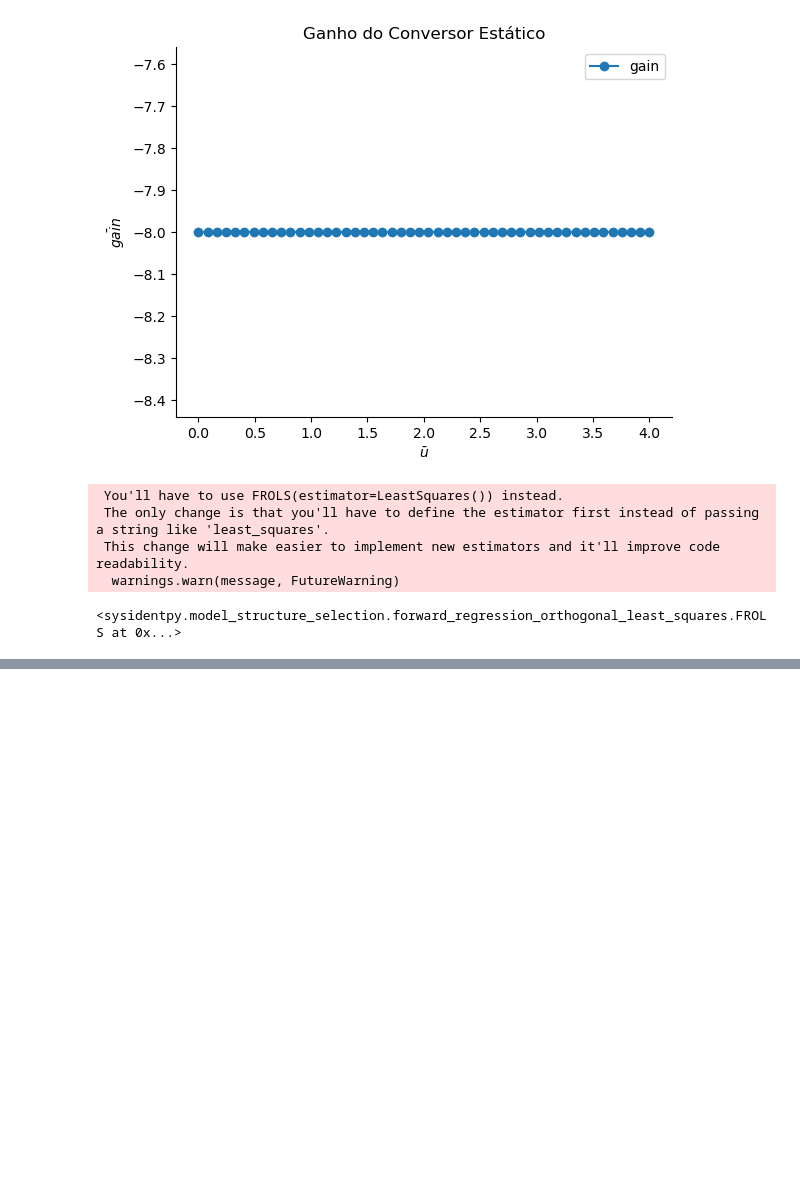
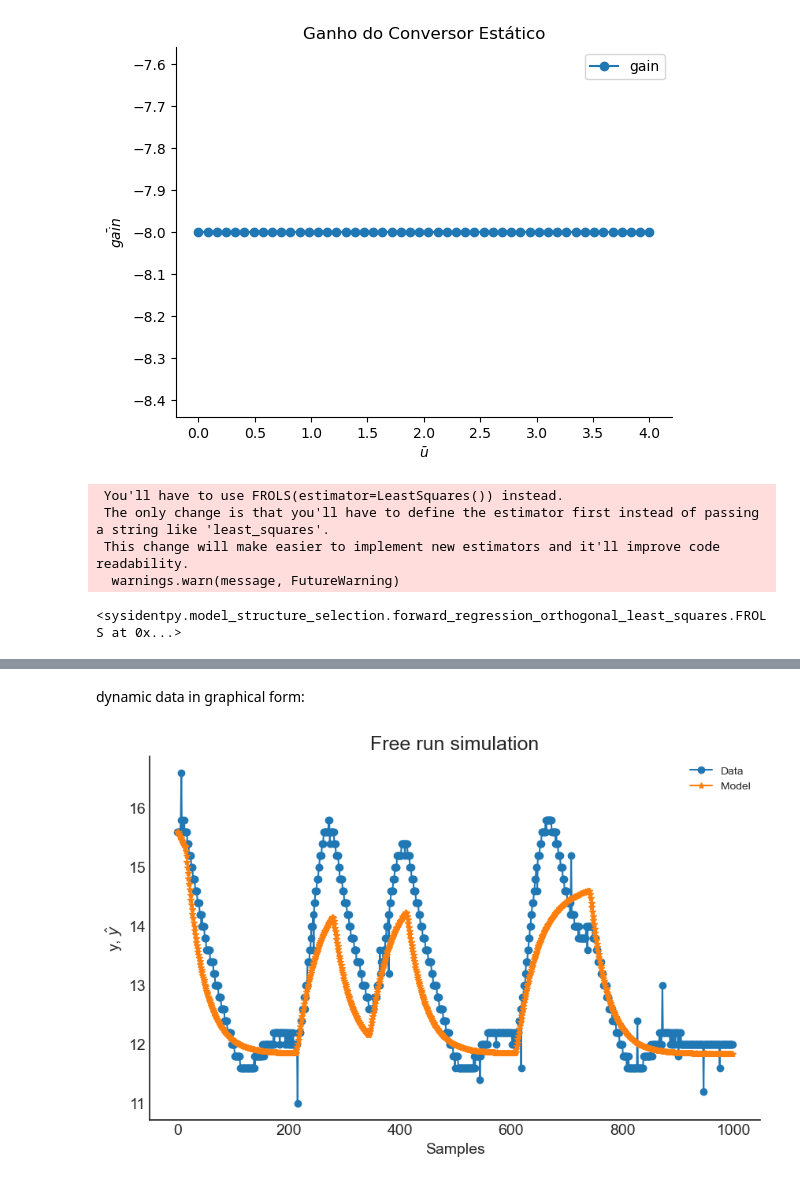
Before and after one commit to GabrielBuenoLeandro/Multiobjetive, a Jupyter notebook: Static_Gain.ipynb, the cells around one changed output, grey strips where cells are left out. Drawn from its saved outputs; the diff is of its cells as text; code cells hidden in the pictures; blank space fills up the shorter version.

Commit message:
Example Static Gain

```diff
--- a/Static_Gain.ipynb
+++ b/Static_Gain.ipynb
@@ -68,6 +68,9 @@ Vd = 24
 Uo = np.linspace(0, 4, 50)
 Yo = (4-Uo)*Vd/3
 gain = -8*np.ones(len(Uo)).reshape(-1, 1)
+Uo = Uo.reshape(-1, 1)
+Yo = Yo.reshape(-1, 1)
+gain = gain.reshape(-1, 1)
 plt.figure(3)
 plt.title('Ganho do Conversor Estático')
 plt.xlabel('$\\bar{u}$')
@@ -134,0 +140,12 @@ array([[ 14.   ,  14.   ,  30.94 , ...,   2.21 , 196.   , 196.   ],
+# %%
+# Writing the results
+model.theta = Theta[position, :].reshape(-1,1)
+yhat = model.predict(X=x_valid, y=y_valid)
+rrse = root_relative_squared_error(y_valid, yhat)
+r = pd.DataFrame(
+    results(
+        model.final_model, model.theta, model.err,
+        model.n_terms, err_precision=3, dtype='sci'
+        ),
+    columns=['Regressors', 'Parameters', 'ERR'])
+r
@@ -134,0 +162,6 @@ array([[ 14.   ,  14.   ,  30.94 , ...,   2.21 , 196.   , 196.   ],
+# %% [markdown]
+dynamic data in graphical form:
+# %%
+plot_results(y=y_valid, yhat=yhat, n=1000)
+# %% [output]
+[figure, added]
```
Also changed, not shown: parts of 5 cells of this notebook, 1 other file.
